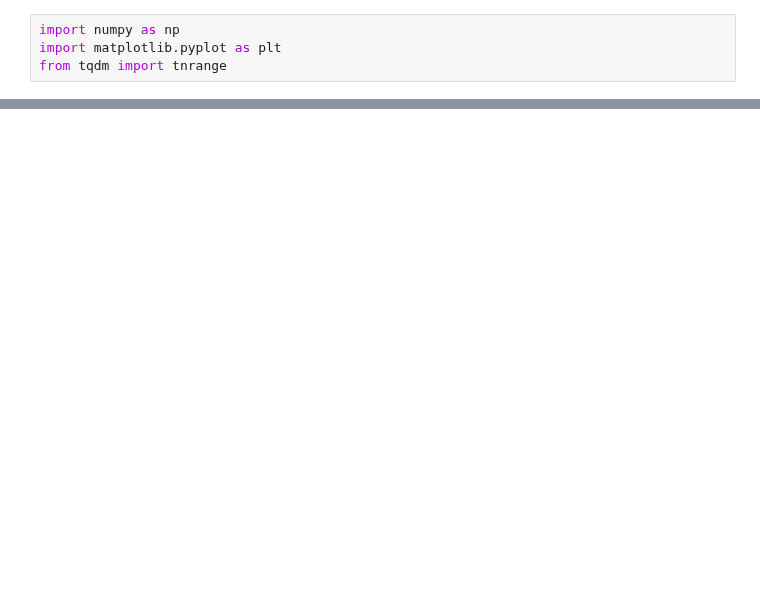
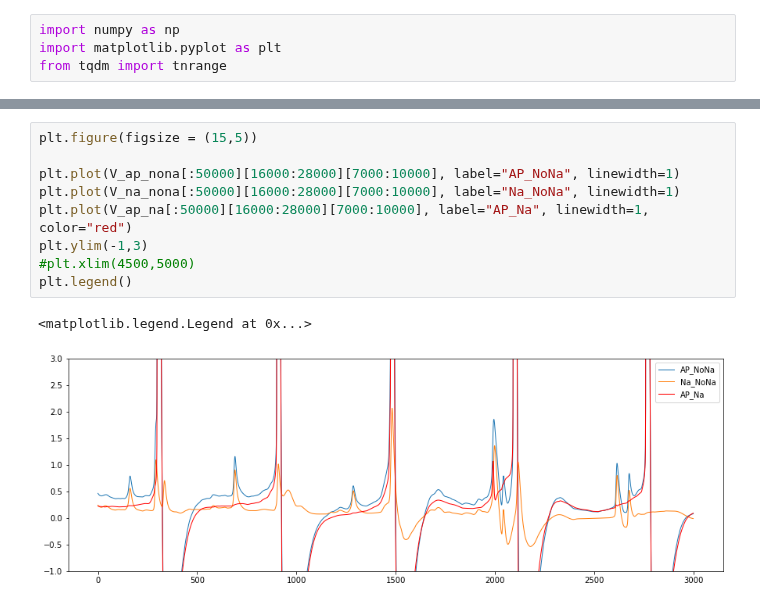
Before and after one commit to yjkimnada/dendrite, a Jupyter notebook: AP_experimental.ipynb, the cells around one changed output, grey strips where cells are left out. Saved outputs shown, nothing was run; the diff lists cells and outputs as text; blank space fills up the shorter version.

```diff
--- a/AP_experimental.ipynb
+++ b/AP_experimental.ipynb
@@ -227,0 +292,12 @@ print(V_comb_pred.shape)
+# %%
+plt.figure(figsize = (15,5))
+
+plt.plot(V_ap_nona[:50000][16000:28000][7000:10000], label="AP_NoNa", linewidth=1)
+plt.plot(V_na_nona[:50000][16000:28000][7000:10000], label="Na_NoNa", linewidth=1)
+plt.plot(V_ap_na[:50000][16000:28000][7000:10000], label="AP_Na", linewidth=1, color="red")
+plt.ylim(-1,3)
+#plt.xlim(4500,5000)
+plt.legend()
+# %% [output]
+<matplotlib.legend.Legend at 0x...>
+[figure, added]
```
Also changed, not shown: parts of 26 cells of this notebook, 12 other files.
